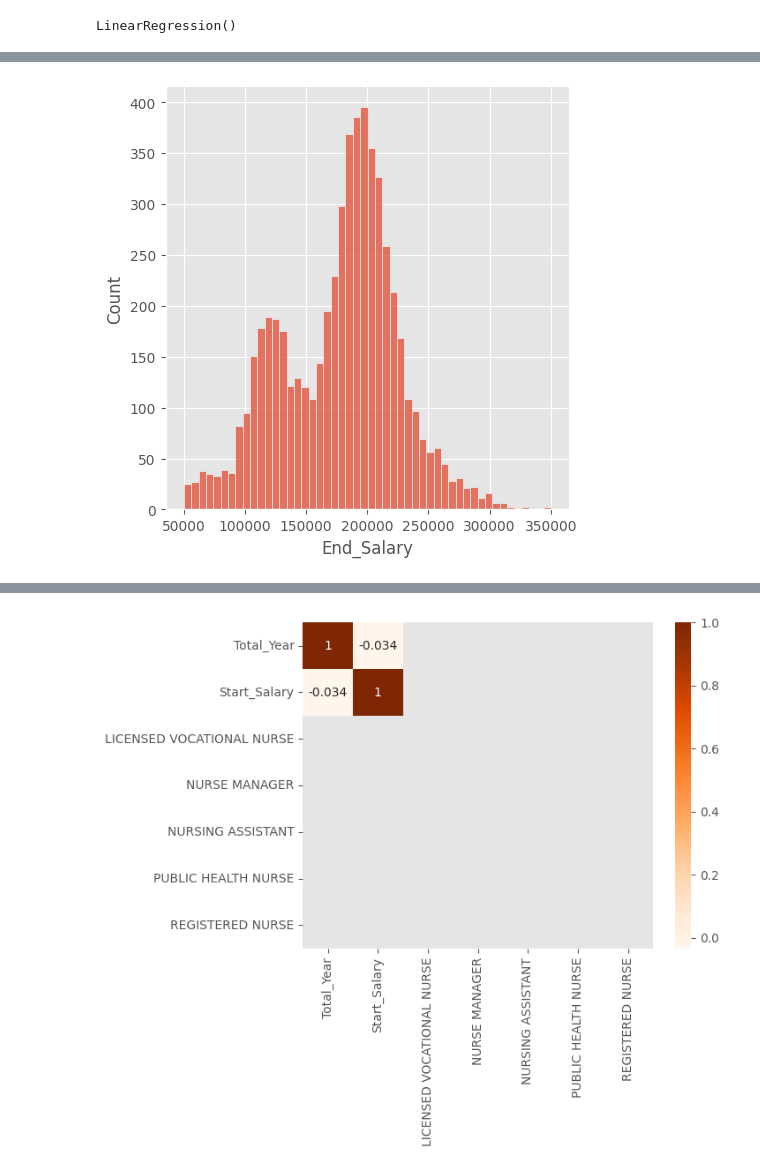
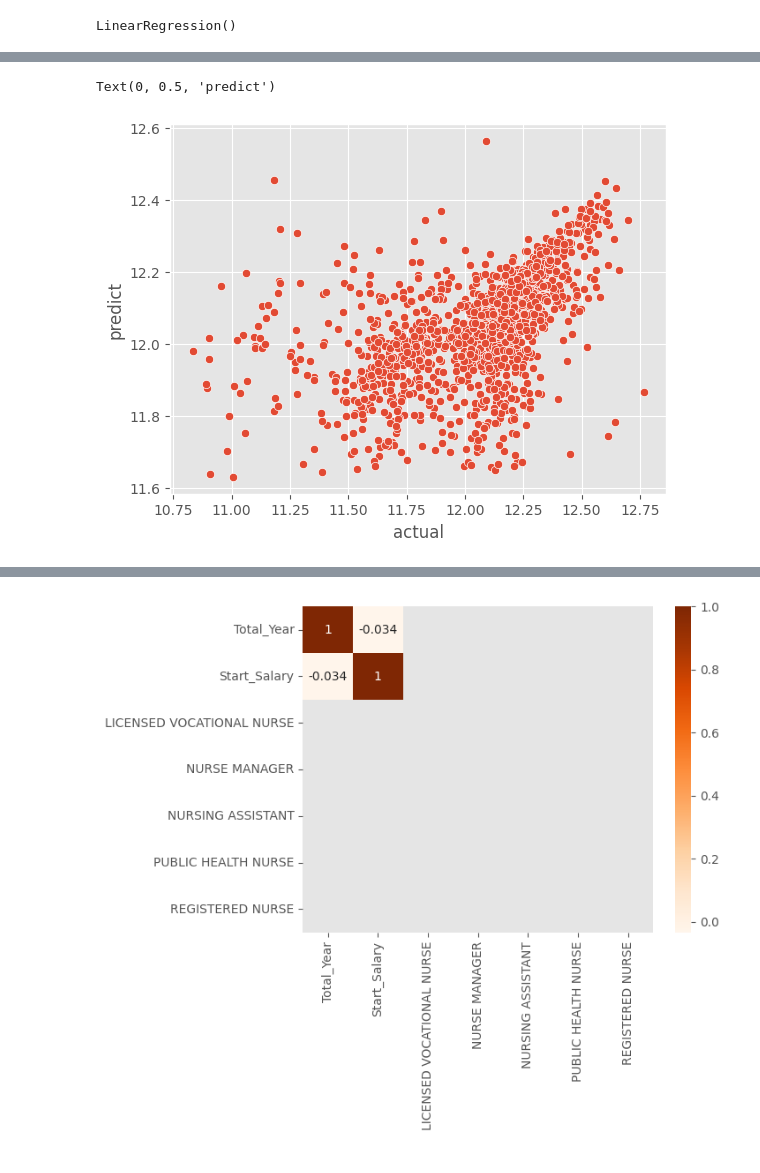
Before and after one commit to Pornpanthongdee/Capstone_project, a Jupyter notebook: notebook/salary-predict.ipynb, the cells around one changed output, grey strips where cells are left out. Cells and saved outputs as stored; diff of their text form; code cells hidden in the pictures.

```diff
--- a/salary-predict.ipynb
+++ b/notebook/salary-predict.ipynb
@@ -41,7 +41,7 @@ import seaborn as sns
 - including not only nurses but also other jobs
 - uppercase all names and job titles
 # %%
-rawdata = pd.read_csv('./old_data/san-francisco-payroll_2011-2019.csv',low_memory=False)
+rawdata = pd.read_csv('./data/san-francisco-payroll_2011-2019.csv',low_memory=False)
 rawdata['Employee Name'] = rawdata['Employee Name'].apply(lambda x: x.upper())
 rawdata['Job Title'] = rawdata['Job Title'].apply(lambda x: x.upper())
 rawdata
@@ -464,7 +461,7 @@ main_df
 5687 rows × 10 columns
 # %%
 y = main_df['End_Salary']
-# y_log = np.log(y)
+y_log = np.log(y)
 # %%
 # X=main_df[['Total_Year','Start_Salary']]
 
@@ -487,7 +484,7 @@ Name: End_Salary, Length: 5687, dtype: float64
 # %%
 lrmodel = LinearRegression()
 # %%
-X_train,X_test,y_train,y_test = train_test_split(X,y,test_size=0.25,random_state=101)
+X_train, X_test, y_train, y_test, job_train, job_test = train_test_split(X , y_log, main_df['Job Title'], test_size=0.25,random_state=101)
 # %%
 lrmodel.fit(X_train,y_train)
 # %% [output]
@@ -544,4 +551,7 @@ sns.boxplot(y_test);
 # %%
-sns.displot(y, bins=50);
+sns.scatterplot(y_test, prediction)
+plt.xlabel('actual')
+plt.ylabel('predict')
 # %% [output]
+Text(0, 0.5, 'predict')
-[figure, old version]
+[figure, new version]
```
Also changed, not shown: parts of 31 cells of this notebook, 3 other files.
